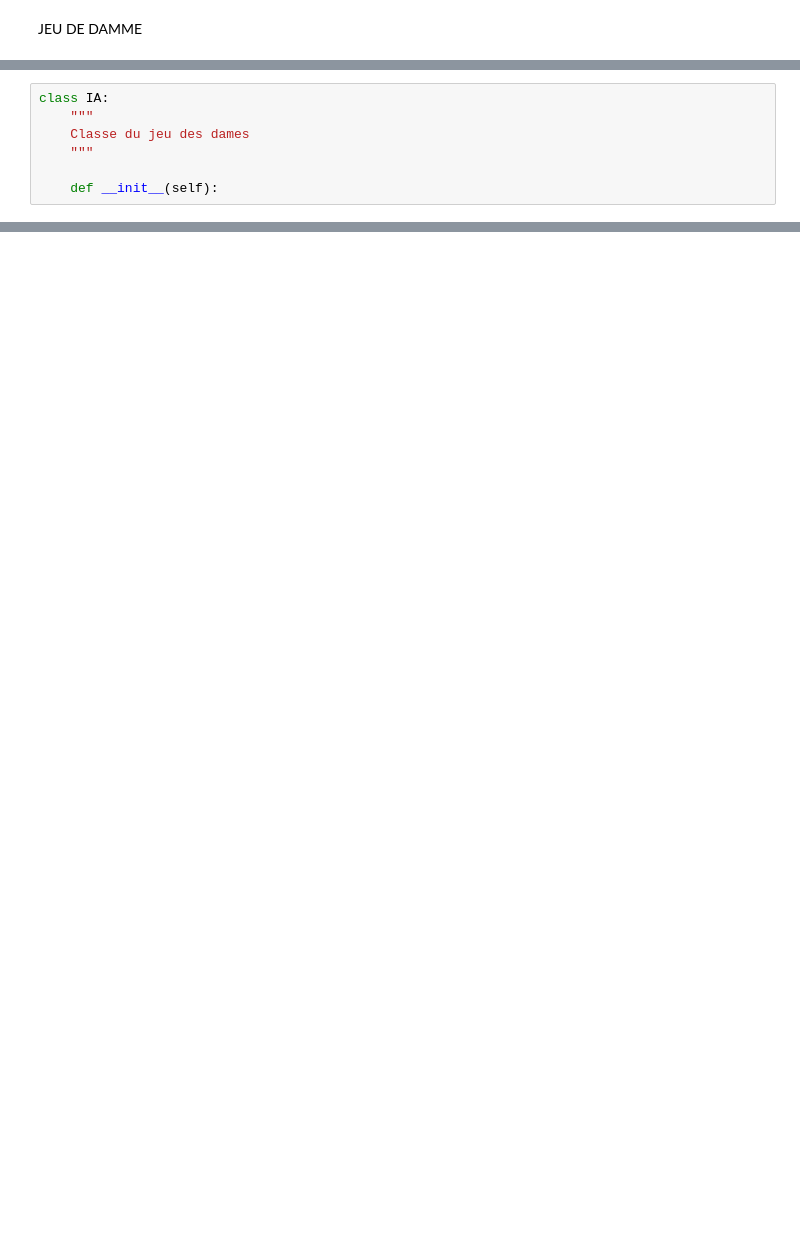
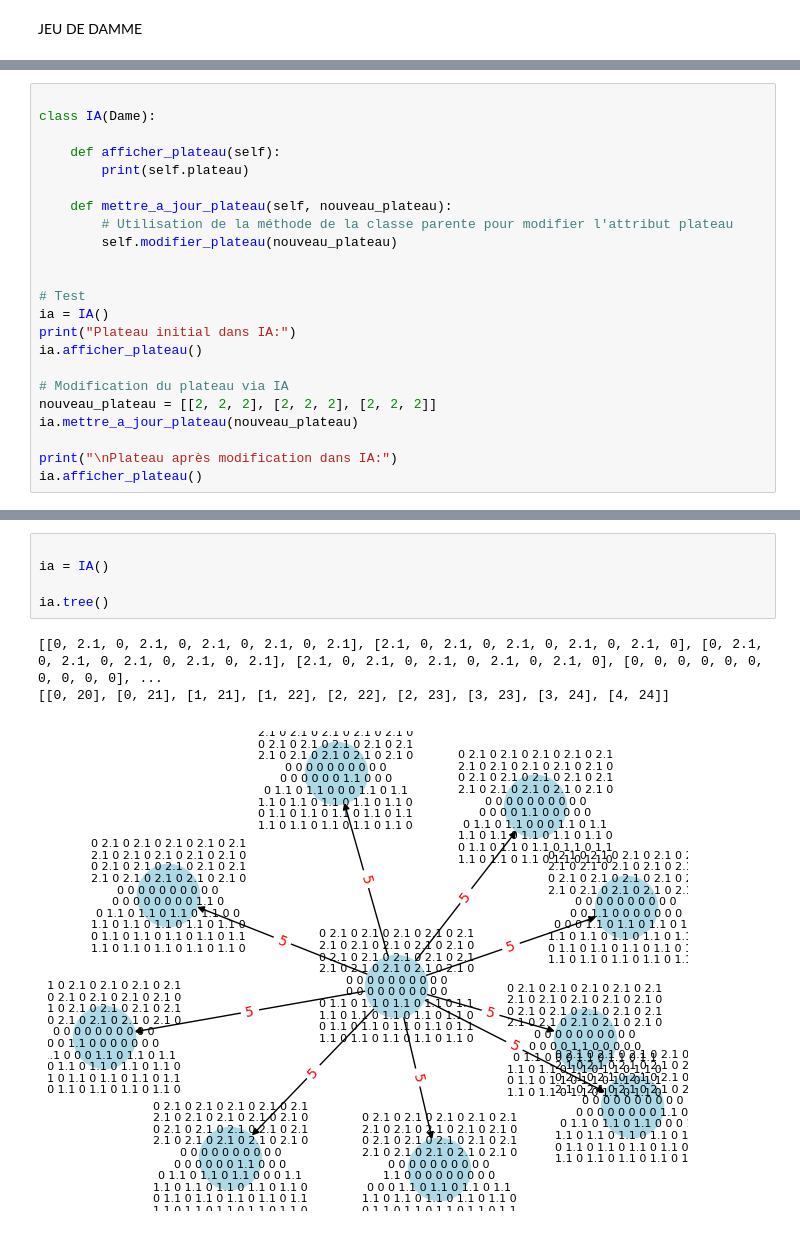
Before and after one commit to ErelRBT/Checkers, a Jupyter notebook: Dame.ipynb, the cells around one changed output, grey strips where cells are left out. Cells and saved outputs as stored; diff of their text form; blank space fills up the shorter version.

```diff
--- a/Dame.ipynb
+++ b/Dame.ipynb
@@ -944,7 +957,0 @@ class Dame:
-# %%
-class IA:
-    """
-    Classe du jeu des dames
-    """
-
-    def __init__(self):
@@ -958,0 +958,23 @@ SystemExit:
+# %%
+
+class IA(Dame):
+
+    def afficher_plateau(self):
+        print(self.plateau)
+
+    def mettre_a_jour_plateau(self, nouveau_plateau):
+        # Utilisation de la méthode de la classe parente pour modifier l'attribut plateau
+        self.modifier_plateau(nouveau_plateau)
+
+
+# Test
+ia = IA()
+print("Plateau initial dans IA:")
+ia.afficher_plateau()
+
+# Modification du plateau via IA
+nouveau_plateau = [[2, 2, 2], [2, 2, 2], [2, 2, 2]]
+ia.mettre_a_jour_plateau(nouveau_plateau)
+
+print("\nPlateau après modification dans IA:")
+ia.afficher_plateau()
@@ -958,0 +1082,9 @@ SystemExit:
+# %%
+
+ia = IA()
+
+ia.tree()
+# %% [output]
+[[0, 2.1, 0, 2.1, 0, 2.1, 0, 2.1, 0, 2.1], [2.1, 0, 2.1, 0, 2.1, 0, 2.1, 0, 2.1, 0], [0, 2.1, 0, 2.1, 0, 2.1, 0, 2.1, 0, 2.1], [2.1, 0, 2.1, 0, 2.1, 0, 2.1, 0, 2.1, 0], [0, 0, 0, 0, 0, 0, 0, 0, 0, 0], ...
+[[0, 20], [0, 21], [1, 21], [1, 22], [2, 22], [2, 23], [3, 23], [3, 24], [4, 24]]
+[figure, added]
```
Also changed, not shown: parts of 9 cells of this notebook.
